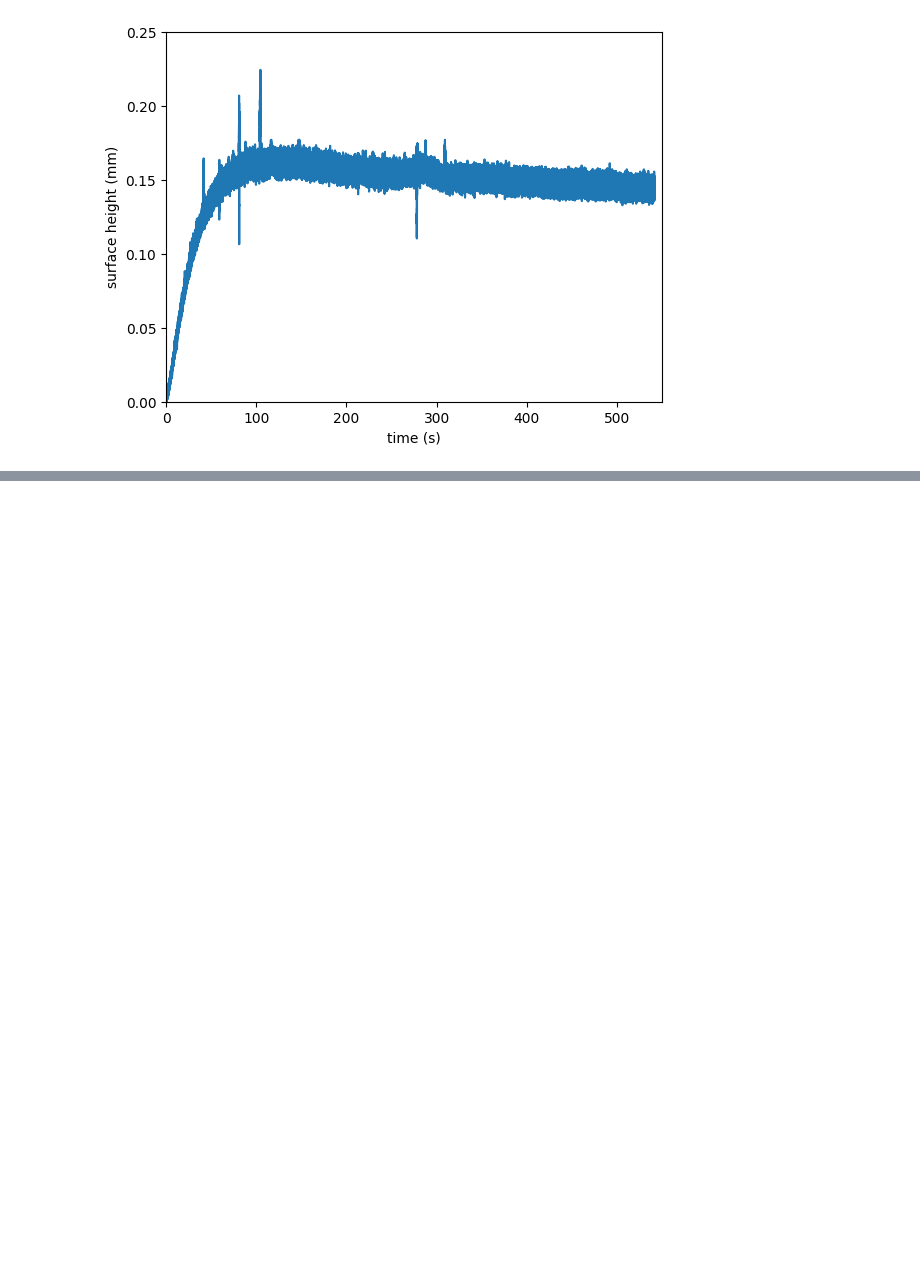
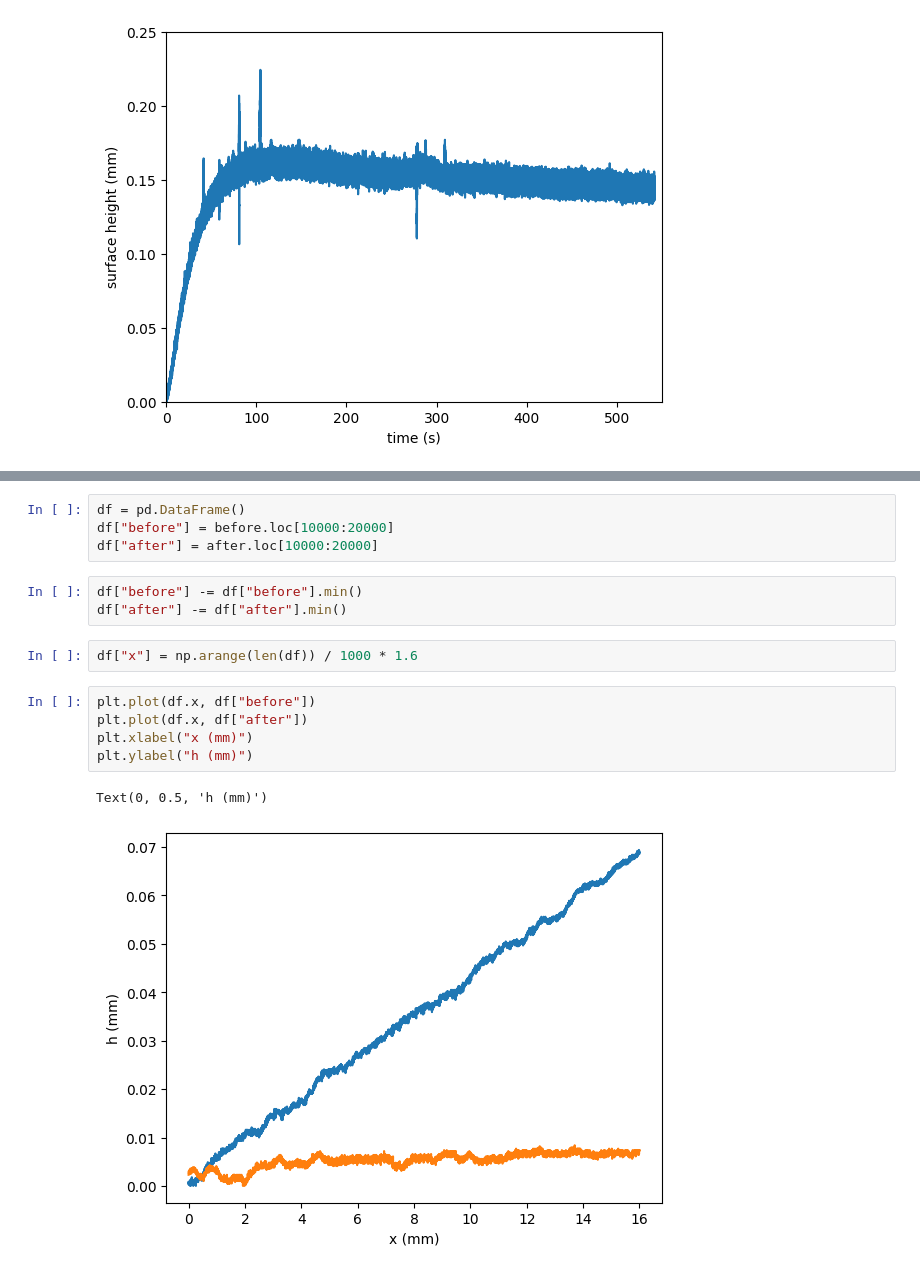
Before and after one commit to ZLoverty/WPM, a Jupyter notebook: Code/plots.ipynb, the cells around one changed output, grey strips where cells are left out. Cells and saved outputs as stored; diff of their text form; blank space fills up the shorter version.

```diff
--- a/Code/plots.ipynb
+++ b/Code/plots.ipynb
@@ -43,0 +71,17 @@ Text(0, 0.5, 'surface height (mm)')
+# %%
+df = pd.DataFrame()
+df["before"] = before.loc[10000:20000]
+df["after"] = after.loc[10000:20000]
+# %%
+df["before"] -= df["before"].min()
+df["after"] -= df["after"].min()
+# %%
+df["x"] = np.arange(len(df)) / 1000 * 1.6
+# %%
+plt.plot(df.x, df["before"])
+plt.plot(df.x, df["after"])
+plt.xlabel("x (mm)")
+plt.ylabel("h (mm)")
+# %% [output]
+Text(0, 0.5, 'h (mm)')
+[figure, added]
```
Also changed, not shown: parts of 5 cells of this notebook.
